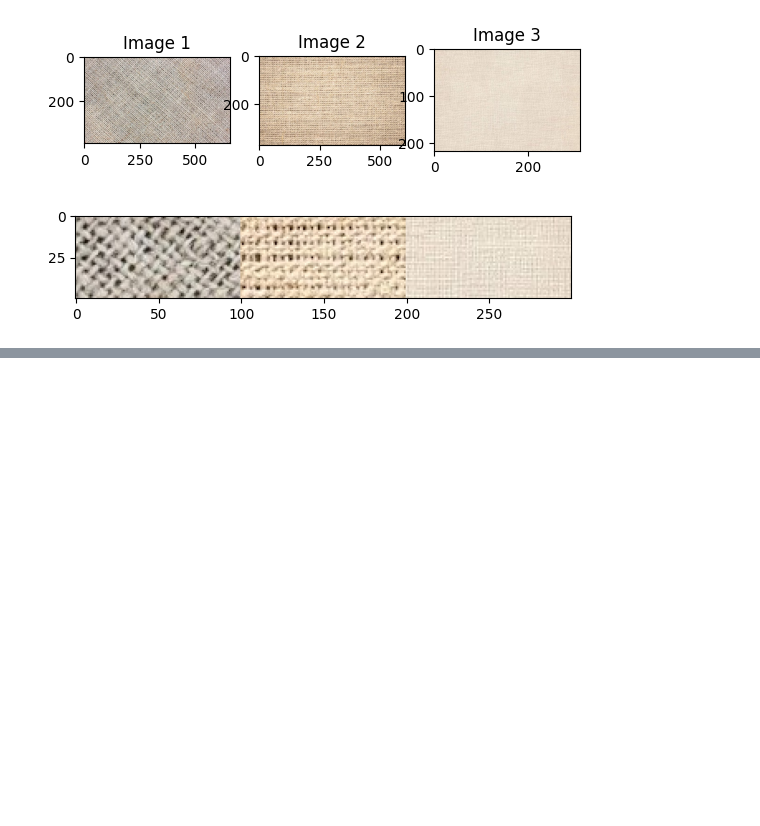
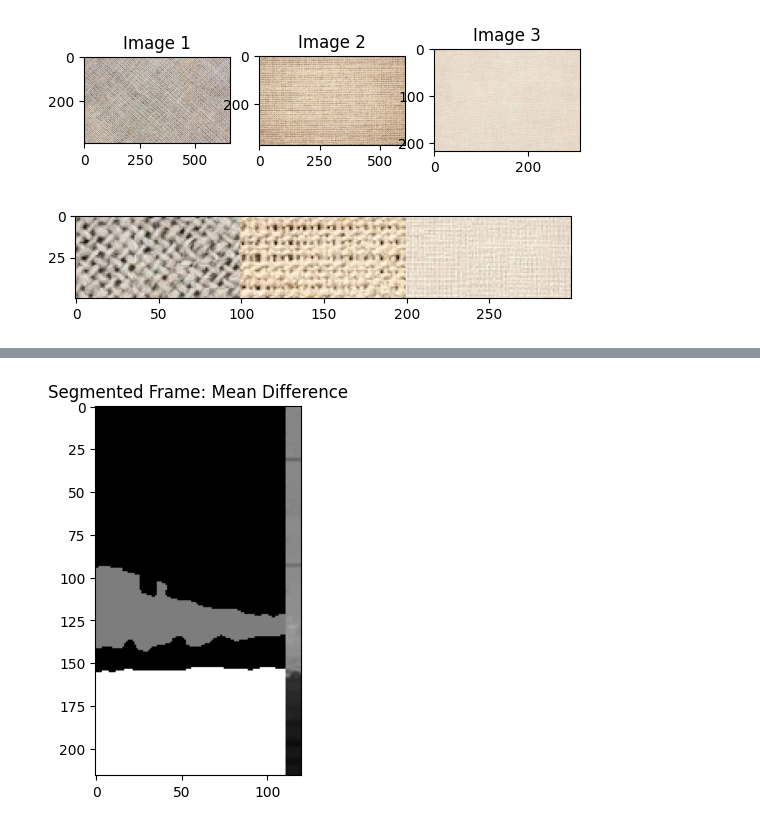
Before and after one commit to tharaka2337/ETM4272, a Jupyter notebook: b5_demos_2.ipynb, the cells around one changed output, grey strips where cells are left out. Cells and saved outputs as stored; diff of their text form; code cells hidden in the pictures; blank space fills up the shorter version.

```diff
--- a/b5_demos_2.ipynb
+++ b/b5_demos_2.ipynb
@@ -72,0 +188,40 @@ kernel = cv2.getGaborKernel((11, 11), 3, np.pi/4, np.pi/4, 0.5, 0, ktype=cv2.CV_
+# %%
+# Evaluate difference in mean value of two images
+def mean_diff(imageA, imageB):
+    return np.abs(imageA.mean() - imageB.mean())
+
+# Create a copy of the frame
+frame_seg_mean = frame_gray.copy()
+
+
+def evalRoi(frame_seg_mean, i, j, roi):
+    md1 = mean_diff(roi, roi1)
+    md2 = mean_diff(roi, roi2)
+    md3 = mean_diff(roi, roi3)
+    # Find which mean difference value is the smallest
+    min_md = min(md1, md2, md3)
+    # If md1 is the smallest, set the pixel to 0, md2 is smallest then 125, md3 is smallest then 255
+    if min_md == md1:
+        frame_seg_mean[i, j] = 0
+    elif min_md == md2:
+        frame_seg_mean[i, j] = 125
+    else:
+        frame_seg_mean[i, j] = 255
+
+# Loop through all pixels in the frame
+for i in range(height - ws):
+    for j in range(width - ws):
+        roi = frame_gray[i:i + ws, j:j + ws]
+        evalRoi(frame_seg_mean, i, j, roi)
+
+# Loop through the leftover pixels in the bottom edge
+for i in range(height - ws, height):
+    for j in range(width - ws):
+        roi = frame_gray[i:i + ws, j-ws:j]
+        evalRoi(frame_seg_mean, i, j, roi)
+
+
+# Display the segmented frame
+plt.imshow(frame_seg_mean, cmap='gray'); plt.title('Segmented Frame: Mean Difference'); plt.show()
+# %% [output]
+[figure, added]
```
Also changed, not shown: parts of 10 cells of this notebook.
